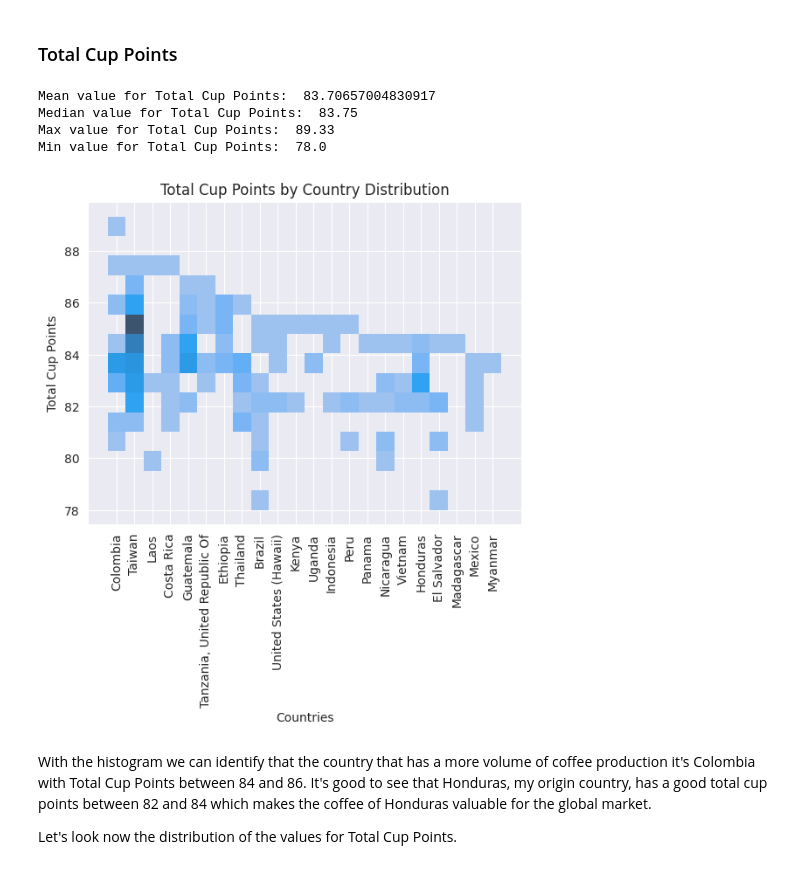
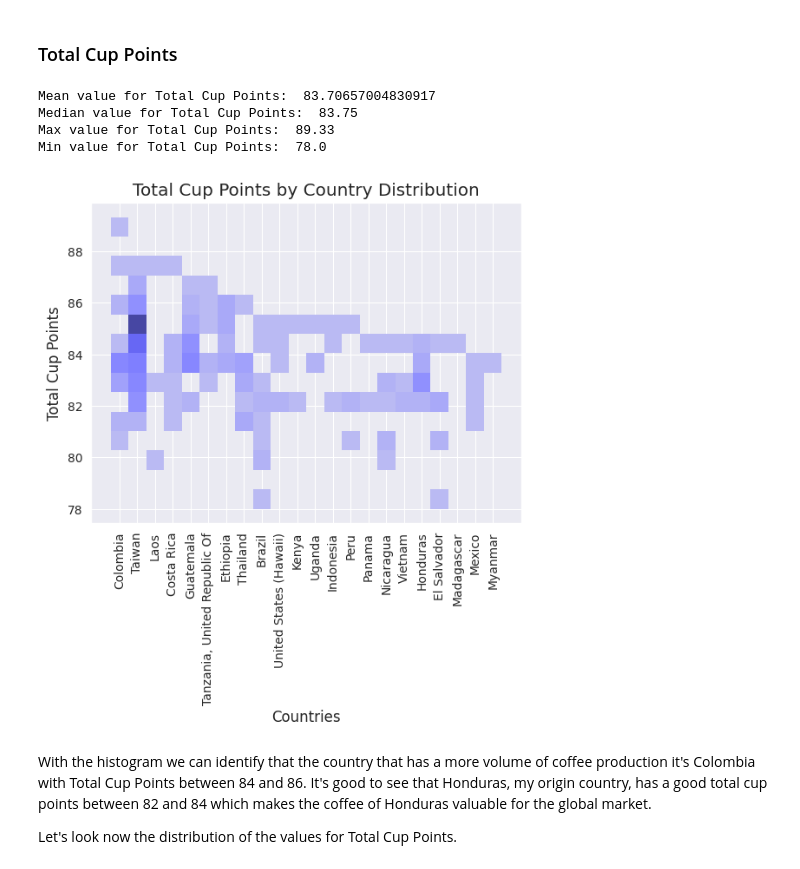
Before and after one commit to DBulnes97/Proyecto01, a Jupyter notebook: quality_coffee.ipynb, the cells around one changed output. Cells and saved outputs as stored; diff of their text form; code cells hidden in the pictures.

```diff
--- a/quality_coffee.ipynb
+++ b/quality_coffee.ipynb
@@ -247,26 +248,26 @@ Now le'ts explore with a few visualizations each variable to check for the distr
 # %%
 #Printing statistical information of total cup points:
 print("Mean value for Total Cup Points: ", df_coffee_parameters['Total Cup Points'].mean(),
       "\nMedian value for Total Cup Points: ", df_coffee_parameters['Total Cup Points'].median(),
       "\nMax value for Total Cup Points: ", df_coffee_parameters['Total Cup Points'].max(),
       "\nMin value for Total Cup Points: ", df_coffee_parameters['Total Cup Points'].min())
 
 #Explore a distribution plot of the total cup points by country
 fig, ax1 = plt.subplots()
 sns.set_style("darkgrid")
-sp1= sns.histplot(data=df_coffee_parameters, x=Countries, y= df_coffee_parameters_countries['Total Cup Points'], ax=ax1)
+sp1= sns.histplot(data=df_coffee_parameters, x=Countries, y= df_coffee_parameters_countries['Total Cup Points'], ax=ax1, color='b')
 ax1.set_xlabel('Countries')
 ax1.set_ylabel('Total Cup Points')
 ax1.set_title('Total Cup Points by Country Distribution')
 legend = ax1.get_legend()
 plt.xticks(rotation=90)
 plt.show()
 # %% [output]
 Mean value for Total Cup Points:  83.70657004830917
 Median value for Total Cup Points:  83.75
 Max value for Total Cup Points:  89.33
 Min value for Total Cup Points:  78.0
-[figure, old version]
+[figure, new version]
 # %% [markdown]
 With the histogram we can identify that the country that has a more volume of coffee production it's Colombia with Total Cup Points between 84 and 86. It's good to see that Honduras, my origin country, has a good total cup points between 82 and 84 which makes the coffee of Honduras valuable for the global market.
 
```
Also changed, not shown: parts of 8 cells of this notebook.
